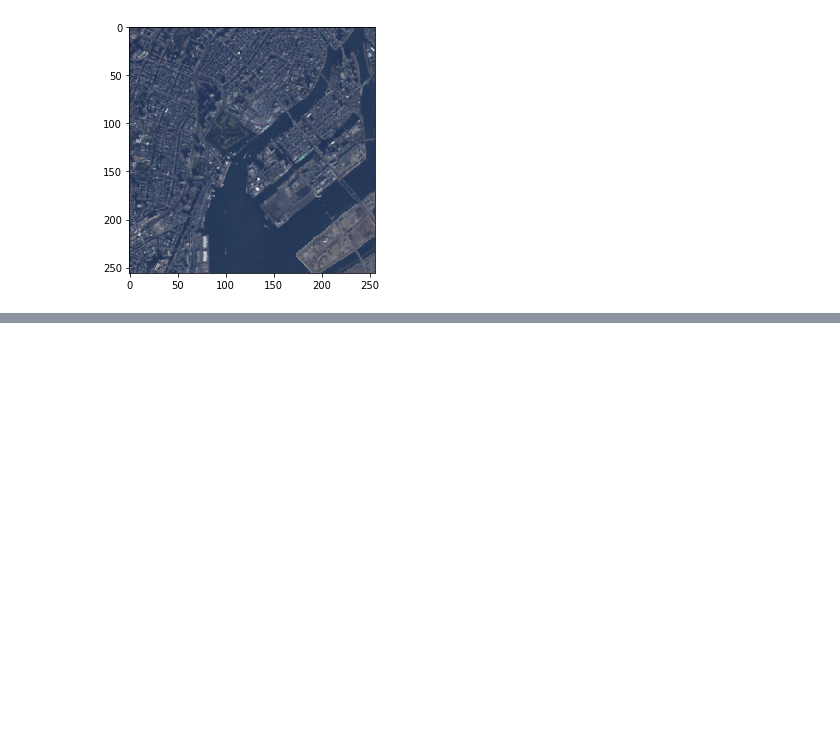
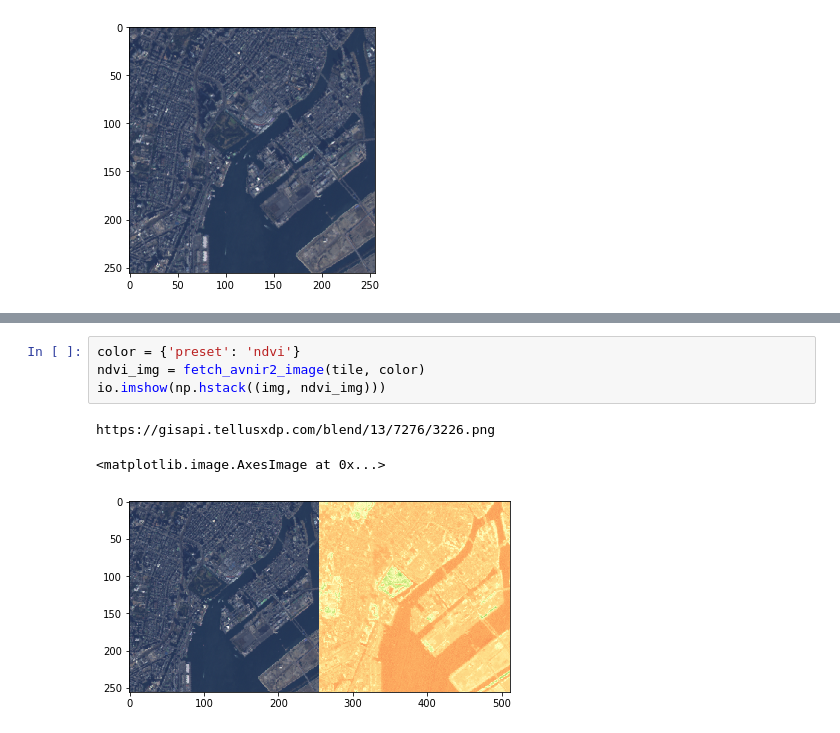
Before and after one commit to ne745/mytellus, a Jupyter notebook: how_to_use/avnir2_image.ipynb, the cells around one changed output, grey strips where cells are left out. Saved outputs shown, nothing was run; the diff lists cells and outputs as text; blank space fills up the shorter version.

Commit message:
AVNIR-2/ALOS の API を用いて波長別画像を取得する

```diff
--- a/how_to_use/avnir2_image.ipynb
+++ b/how_to_use/avnir2_image.ipynb
@@ -56,0 +62,8 @@ io.imshow(np.staimg)
+# %%
+color = {'preset': 'ndvi'}
+ndvi_img = fetch_avnir2_image(tile, color)
+io.imshow(np.hstack((img, ndvi_img)))
+# %% [output]
+https://gisapi.tellusxdp.com/blend/13/7276/3226.png
+<matplotlib.image.AxesImage at 0x...>
+[figure, added]
```
Also changed, not shown: parts of 4 cells of this notebook.
